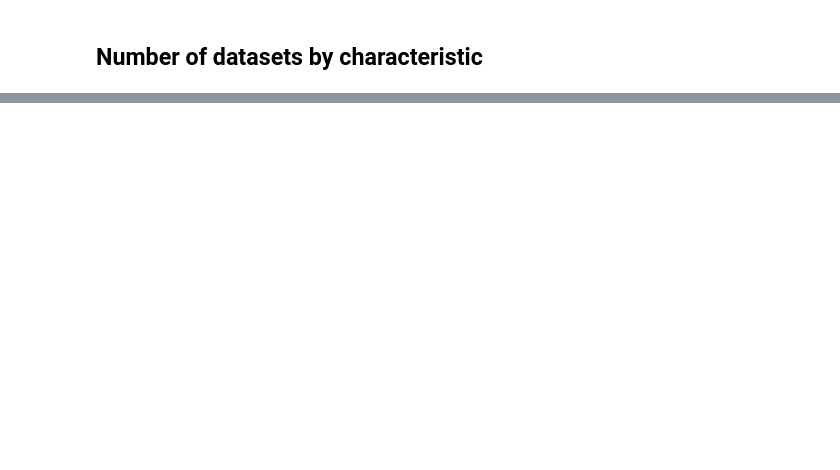
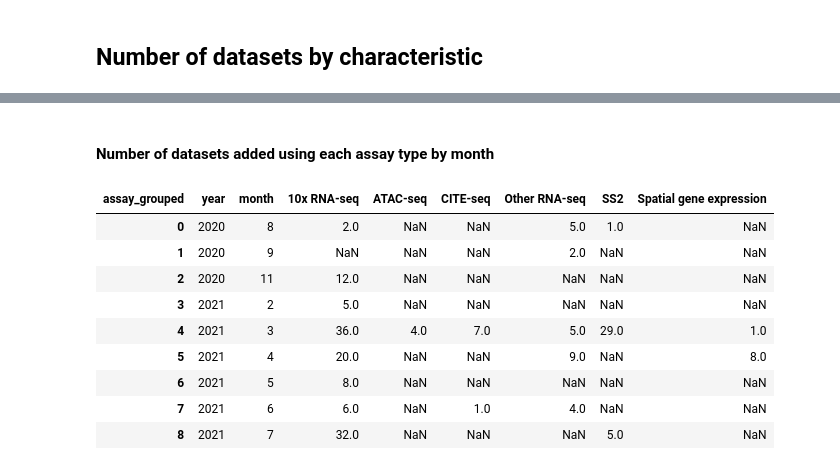
Before and after one commit to rcannood/single-cell-curation, a Jupyter notebook: metrics/single_cell_dataset_metrics.ipynb, the cells around one changed output, grey strips where cells are left out. Cells and saved outputs as stored; diff of their text form; code cells hidden in the pictures; blank space fills up the shorter version.

Commit message:
Add grouped versions of assay charts

```diff
--- a/metrics/single_cell_dataset_metrics.ipynb
+++ b/metrics/single_cell_dataset_metrics.ipynb
@@ -273,13 +299,22 @@ fig.show()
+# %%
+df_assay = datasets_df[['dataset_dt', 'assay']].explode('assay').reset_index(drop = True)
+
+# cleaning
+df_assay['assay'] = df_assay['assay'].str.replace(' sequencing', '')
+df_assay['assay'] = df_assay['assay'].str.replace('X', 'x')
+df_assay['assay'] = df_assay['assay'].str.replace('Seq', 'seq')
+df_assay['assay'] = df_assay['assay'].str.replace(' Genomics', '')
+df_assay['assay'] = df_assay['assay'].str.replace(' Technology', '')
+df_assay['assay'] = df_assay['assay'].str.replace(' technology', '')
+
+df_assay['assay_grouped'] = None
+df_assay.loc[df_assay['assay'].isin(['10x', '10x 3\' v2', '10x 3\' v3', '10x 5\' v1', '10x 5\' v3', '10x v2', '10x v3']), 'assay_grouped'] = '10x RNA-seq'
+df_assay.loc[df_assay['assay'].isin(['Smart-seq', 'Smart-seq2', 'Smart-seq2 protocol']), 'assay_grouped'] = 'SS2'
+df_assay.loc[df_assay['assay'].isin(['Drop-seq', 'microwell-seq', 'scRNA-seq', 'sci-RNA-seq', 'sci-plex', 'seq-Well']), 'assay_grouped'] = 'Other RNA-seq'
+df_assay.loc[df_assay['assay'].isin(['ATC 10x v1', 'scATAC-seq']), 'assay_grouped'] = 'ATAC-seq'
+df_assay.loc[df_assay['assay'].isin(['CITE-seq']), 'assay_grouped'] = 'CITE-seq'
+df_assay.loc[df_assay['assay'].isin(['MERFISH', 'Visium Spatial Gene Expression']), 'assay_grouped'] = 'Spatial gene expression'
 # %%
-# assay
-df_assay = datasets_df[['assay']].explode('assay').reset_index(drop = True)
-df_assay['assay'] = df_assay['assay'].str.replace(' sequencing', '')
-df_assay['assay'] = df_assay['assay'].str.replace('X', 'x')
-df_assay['assay'] = df_assay['assay'].str.replace('Seq', 'seq')
-df_assay['assay'] = df_assay['assay'].str.replace(' Genomics', '')
-df_assay['assay'] = df_assay['assay'].str.replace(' Technology', '')
-df_assay['assay'] = df_assay['assay'].str.replace(' technology', '')
-
 barplot(df_assay, 'assay', 'assay', True)
 # %% [output]
 [interactive output not drawn]
@@ -285,0 +325,21 @@ barplot(df_assay, 'assay', 'assay', True)
+# %% [markdown]
+#### Number of datasets added using each assay type by month
+# %%
+assay_by_month = df_assay
+assay_by_month['count'] = 1
+assay_by_month['month'] = assay_by_month['dataset_dt'].dt.month
+assay_by_month['year'] = assay_by_month['dataset_dt'].dt.year
+assay_by_month = assay_by_month[['year', 'month', 'assay_grouped', 'count']].groupby(['year', 'month', 'assay_grouped']).sum().reset_index()
+assay_by_month = assay_by_month.pivot(index = ['year', 'month'], columns = 'assay_grouped', values = 'count').reset_index()
+assay_by_month
+# %% [output]
+| assay_grouped | year | month | 10x RNA-seq | ATAC-seq | CITE-seq | Other RNA-seq | SS2 | Spatial gene expression |
+| 0 | 2020 | 8 | 2.0 | NaN | NaN | 5.0 | 1.0 | NaN |
+| 1 | 2020 | 9 | NaN | NaN | NaN | 2.0 | NaN | NaN |
+| 2 | 2020 | 11 | 12.0 | NaN | NaN | NaN | NaN | NaN |
+| 3 | 2021 | 2 | 5.0 | NaN | NaN | NaN | NaN | NaN |
+| 4 | 2021 | 3 | 36.0 | 4.0 | 7.0 | 5.0 | 29.0 | 1.0 |
+| 5 | 2021 | 4 | 20.0 | NaN | NaN | 9.0 | NaN | 8.0 |
+| 6 | 2021 | 5 | 8.0 | NaN | NaN | NaN | NaN | NaN |
+| 7 | 2021 | 6 | 6.0 | NaN | 1.0 | 4.0 | NaN | NaN |
+| 8 | 2021 | 7 | 32.0 | NaN | NaN | NaN | 5.0 | NaN |
```
Also changed, not shown: parts of 16 cells of this notebook.
